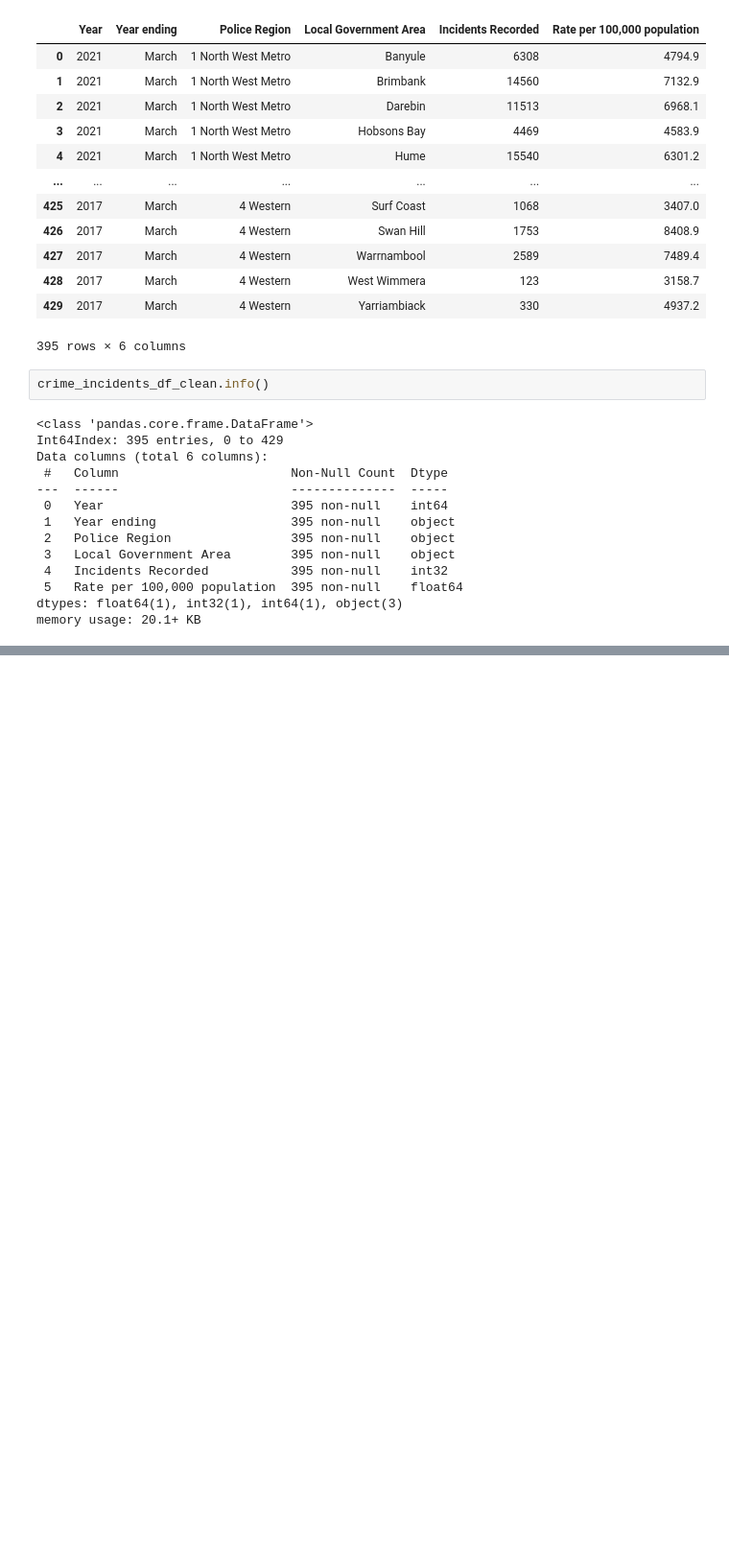
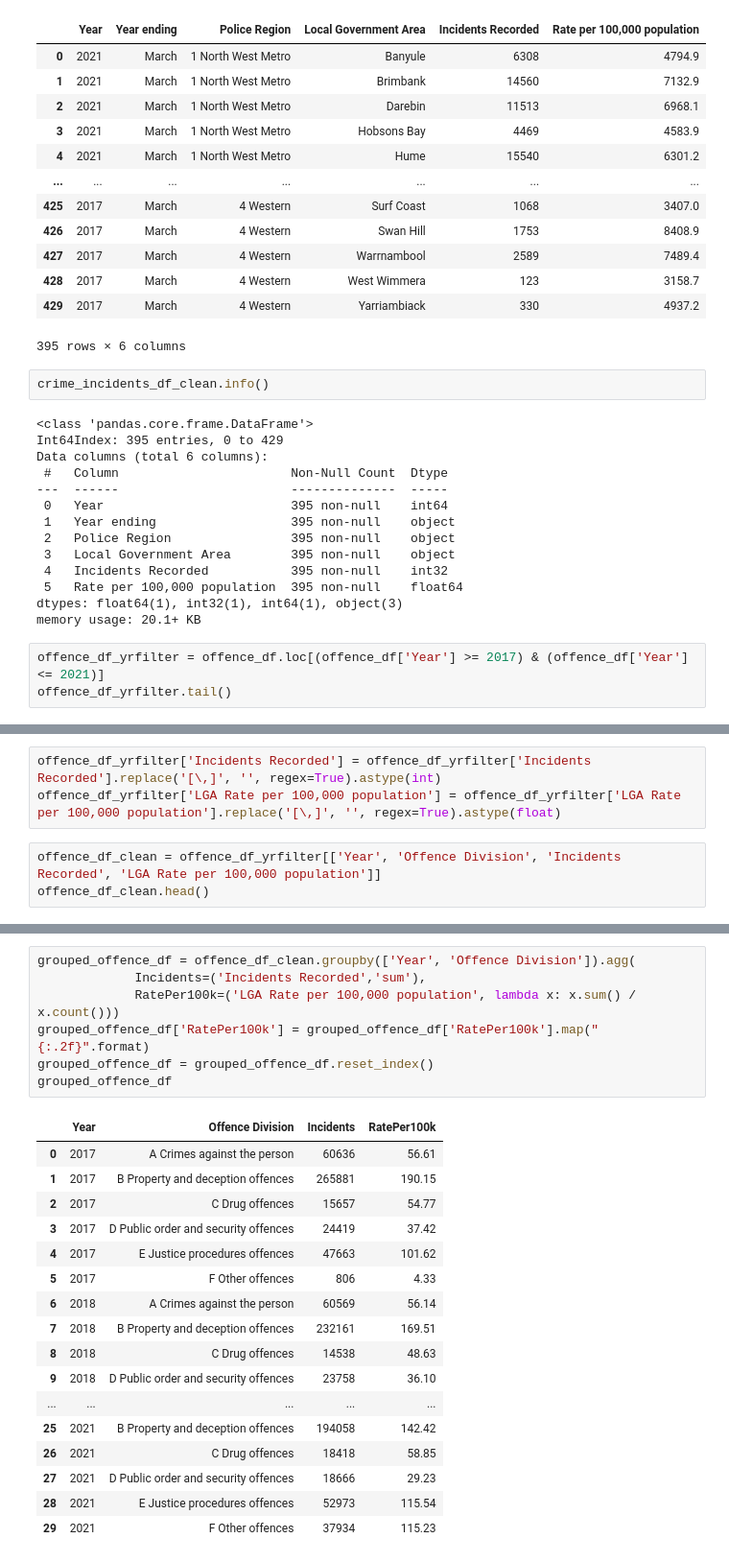
Before and after one commit to sherintm/crimedata-viz, a Jupyter notebook: CrimeData.ipynb, the cells around one changed output, grey strips where cells are left out. Shown at 96% size. Drawn from its saved outputs; the diff is of its cells as text; blank space fills up the shorter version.

Commit message:
Added code to clean and group required data

```diff
--- a/CrimeData.ipynb
+++ b/CrimeData.ipynb
@@ -198,3 +187,6 @@ Data columns (total 6 columns):
  5   Rate per 100,000 population  395 non-null    float64
 dtypes: float64(1), int32(1), int64(1), object(3)
 memory usage: 20.1+ KB
+# %%
+offence_df_yrfilter = offence_df.loc[(offence_df['Year'] >= 2017) & (offence_df['Year'] <= 2021)]
+offence_df_yrfilter.tail()
@@ -200,0 +200,6 @@ memory usage: 20.1+ KB
+# %%
+offence_df_yrfilter['Incidents Recorded'] = offence_df_yrfilter['Incidents Recorded'].replace('[\,]', '', regex=True).astype(int)
+offence_df_yrfilter['LGA Rate per 100,000 population'] = offence_df_yrfilter['LGA Rate per 100,000 population'].replace('[\,]', '', regex=True).astype(float)
+# %%
+offence_df_clean = offence_df_yrfilter[['Year', 'Offence Division', 'Incidents Recorded', 'LGA Rate per 100,000 population']]
+offence_df_clean.head()
@@ -200,0 +213,25 @@ memory usage: 20.1+ KB
+# %%
+grouped_offence_df = offence_df_clean.groupby(['Year', 'Offence Division']).agg(
+             Incidents=('Incidents Recorded','sum'),
+             RatePer100k=('LGA Rate per 100,000 population', lambda x: x.sum() / x.count()))
+grouped_offence_df['RatePer100k'] = grouped_offence_df['RatePer100k'].map("{:.2f}".format)
+grouped_offence_df = grouped_offence_df.reset_index()
+grouped_offence_df
+# %% [output]
+|  | Year | Offence Division | Incidents | RatePer100k |
+| 0 | 2017 | A Crimes against the person | 60636 | 56.61 |
+| 1 | 2017 | B Property and deception offences | 265881 | 190.15 |
+| 2 | 2017 | C Drug offences | 15657 | 54.77 |
+| 3 | 2017 | D Public order and security offences | 24419 | 37.42 |
+| 4 | 2017 | E Justice procedures offences | 47663 | 101.62 |
+| 5 | 2017 | F Other offences | 806 | 4.33 |
+| 6 | 2018 | A Crimes against the person | 60569 | 56.14 |
+| 7 | 2018 | B Property and deception offences | 232161 | 169.51 |
+| 8 | 2018 | C Drug offences | 14538 | 48.63 |
+| 9 | 2018 | D Public order and security offences | 23758 | 36.10 |
+| ... | ... | ... | ... | ... |
+| 25 | 2021 | B Property and deception offences | 194058 | 142.42 |
+| 26 | 2021 | C Drug offences | 18418 | 58.85 |
+| 27 | 2021 | D Public order and security offences | 18666 | 29.23 |
+| 28 | 2021 | E Justice procedures offences | 52973 | 115.54 |
+| 29 | 2021 | F Other offences | 37934 | 115.23 |
```
Also changed, not shown: parts of 8 cells of this notebook.
